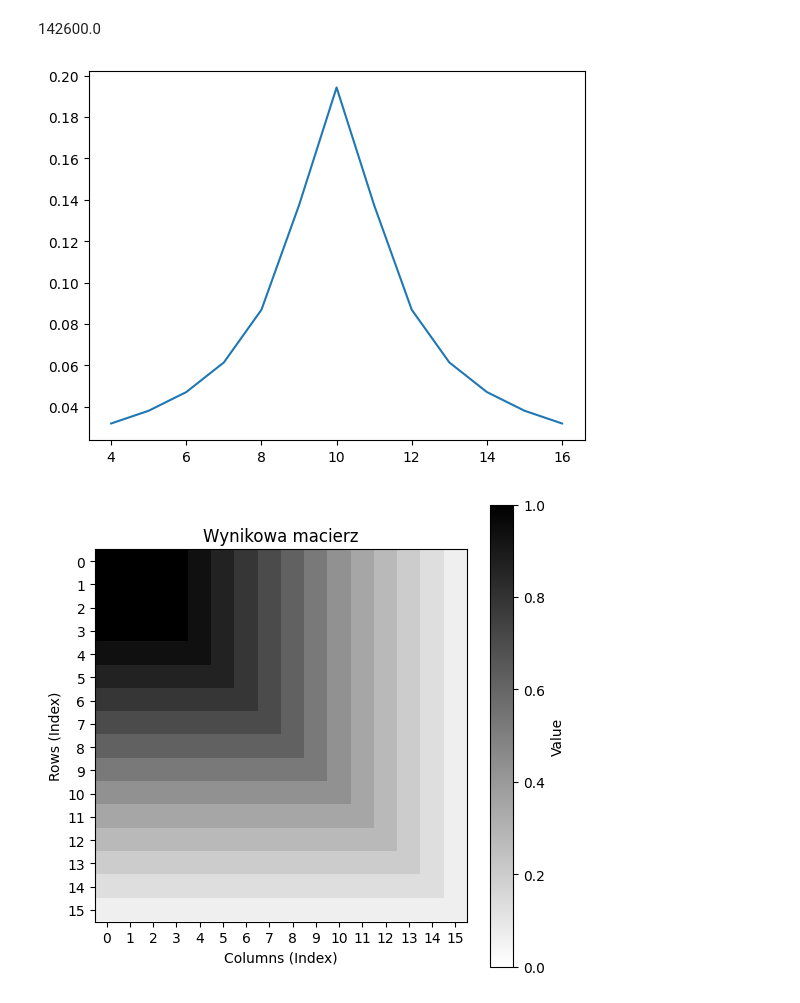
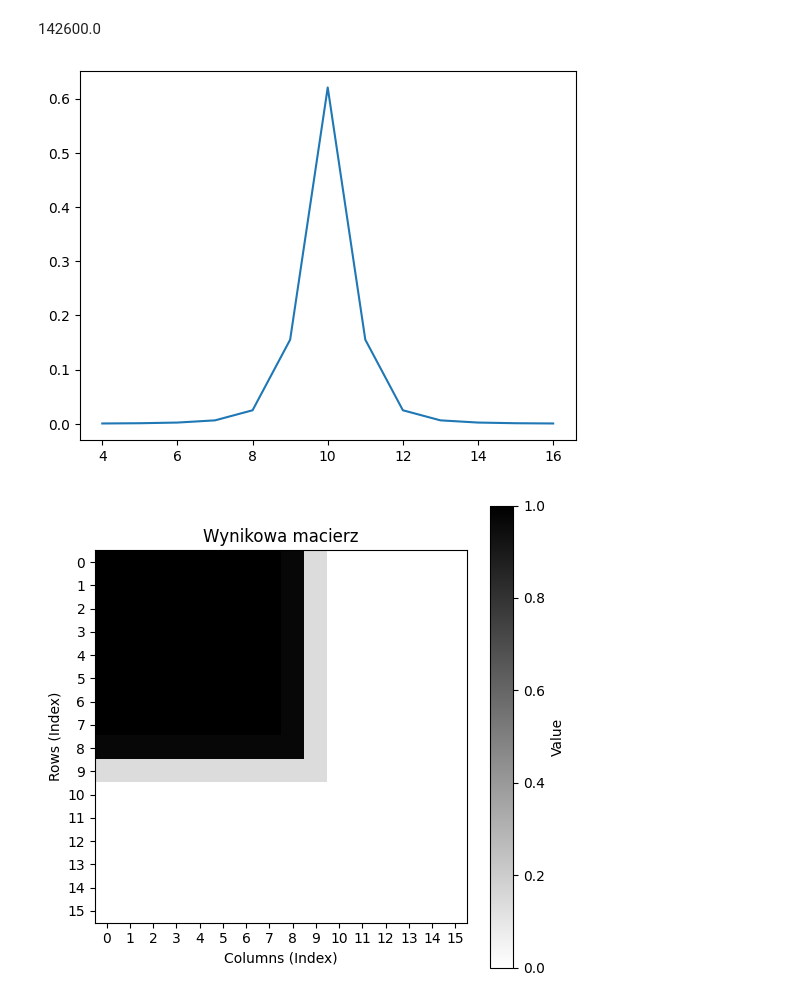
Before and after one commit to mallahova/loraxs, a Jupyter notebook: tasks/adaptive_rank_allocation/lora-xs.ipynb, the cells around one changed output. Drawn from its saved outputs; the diff is of its cells as text; code cells hidden in the pictures.

```diff
--- a/tasks/adaptive_rank_allocation/lora-xs.ipynb
+++ b/tasks/adaptive_rank_allocation/lora-xs.ipynb
@@ -94,11 +94,11 @@ import numpy as np
 rank_min = 4
 rank_max = 16
 s=10
-alfa=0.5
+alfa=2
 plt.plot(np.arange(rank_min,rank_max+1),prob_dist(s,rank_min,rank_max,alfa).numpy())
 plt.show()
 # %% [output]
-[figure, old version]
+[figure, new version]
 # %%
 def matrix_soft(s, rank_min, rank_max, alfa,tau=0):
     A = torch.ones(rank_max, rank_max)
@@ -107,19 +107,19 @@ def matrix_soft(s, rank_min, rank_max, alfa,tau=0):
 # %%
 # Obliczenie wynikowej macierzy
 # Przykład użycia
 rank_min = 4
 rank_max = 16
 s=9.2
 
 # sterujemy parametrami, jak duże alfa (typu 5), model się dyskretyzuje
 # jak alfa=0.1, mamy rozbicie na całą przestrzeń
 
 #alfa=5
-alfa=0.1
+alfa=4
 
 result = matrix_soft(s, rank_min, rank_max, alfa)
 
 # Wizualizacja macierzy
 visualize_matrix(result.numpy(), title="Wynikowa macierz")
 # %% [output]
-[figure, old version]
+[figure, new version]
```
Also changed, not shown: parts of 2 cells of this notebook, 4 other files.
